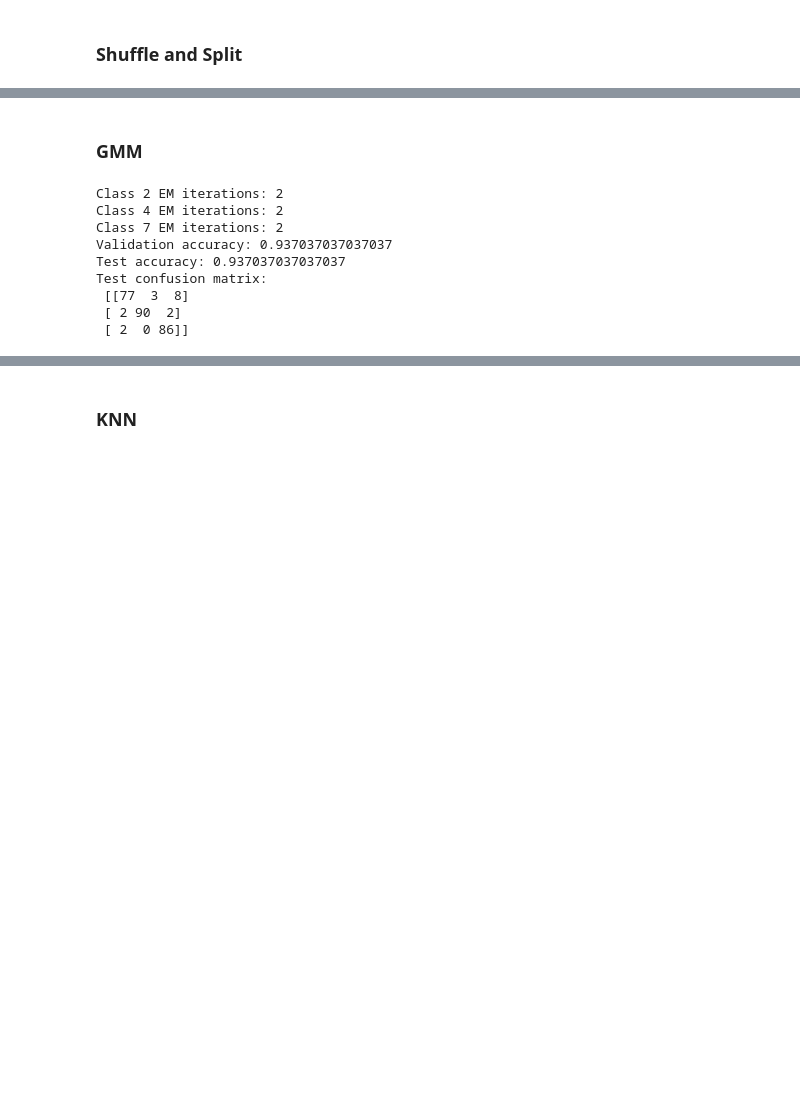
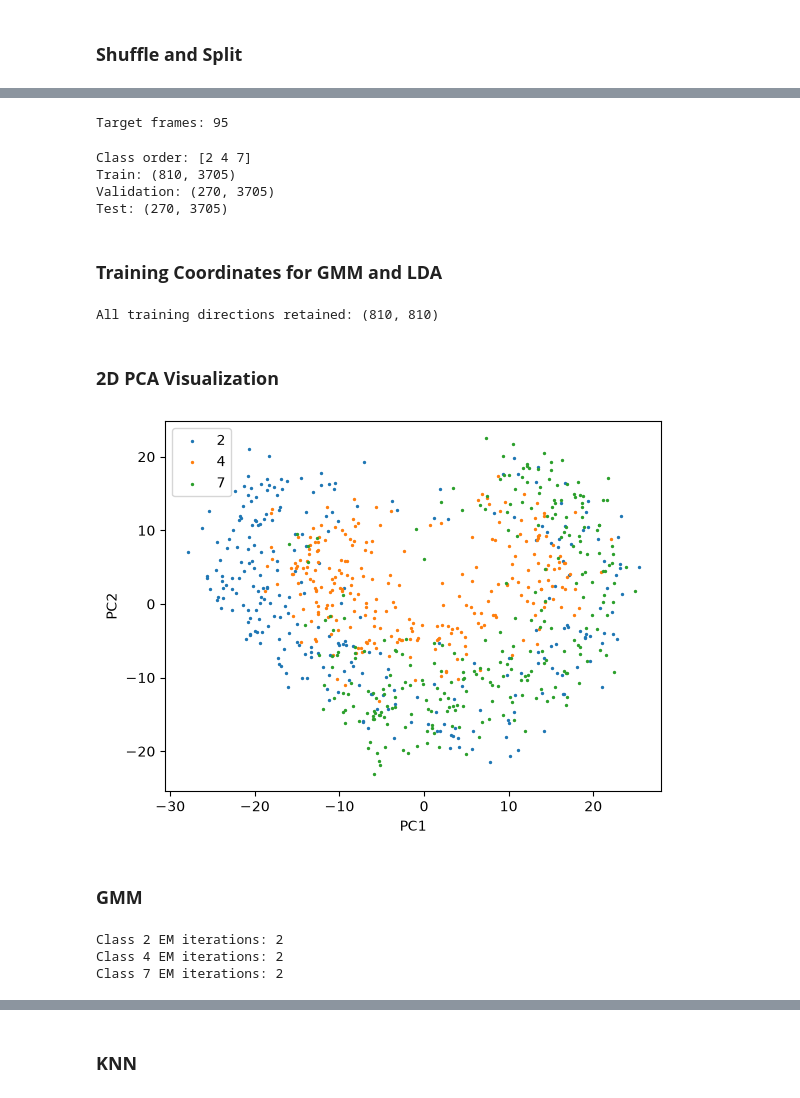
Before and after one commit to ARIMAAN/PRML, a Jupyter notebook: Assignment_8/tdigits.ipynb, the cells around one changed output, grey strips where cells are left out. Drawn from its saved outputs; the diff is of its cells as text; code cells hidden in the pictures; blank space fills up the shorter version.

```diff
--- a/Assignment_8/tdigits.ipynb
+++ b/Assignment_8/tdigits.ipynb
@@ -56,41 +83,71 @@ Test: (270, 156)
+# %%
+raw_train_sequences = [sequences[i] for i in train_indices]
+raw_val_sequences = [sequences[i] for i in val_indices]
+raw_test_sequences = [sequences[i] for i in test_indices]
+frame_length = int(np.median([len(s) for s in raw_train_sequences]))
+
+def pad_sequences(recordings):
+    padded = []
+    for recording in recordings:
+        values = np.zeros((frame_length, recording.shape[1]))
+        count = min(len(recording), frame_length)
+        values[:count] = recording[:count]
+        padded.append(values)
+    return padded
+
+train_sequences = pad_sequences(raw_train_sequences)
+val_sequences = pad_sequences(raw_val_sequences)
+test_sequences = pad_sequences(raw_test_sequences)
+X_train = np.array(train_sequences).reshape(len(train_sequences), -1)
+X_val = np.array(val_sequences).reshape(len(val_sequences), -1)
+X_test = np.array(test_sequences).reshape(len(test_sequences), -1)
+print("Target frames:", frame_length)
+# %% [output]
+Target frames: 95
+# %%
+classes = np.unique(y_train)
+print("Class order:", classes)
+print("Train:", X_train.shape)
+print("Validation:", X_val.shape)
+print("Test:", X_test.shape)
+# %% [output]
+Class order: [2 4 7]
+Train: (810, 3705)
+Validation: (270, 3705)
+Test: (270, 3705)
+# %% [markdown]
+### **Training Coordinates for GMM and LDA**
+# %%
+feature_mean = X_train.mean(axis=0)
+_, _, vectors = np.linalg.svd(X_train - feature_mean, full_matrices=False)
+basis = vectors.T
+X_train_gaussian = (X_train - feature_mean) @ basis
+X_val_gaussian = (X_val - feature_mean) @ basis
+X_test_gaussian = (X_test - feature_mean) @ basis
+print("All training directions retained:", X_train_gaussian.shape)
+# %% [output]
+All training directions retained: (810, 810)
+# %% [markdown]
+### **2D PCA Visualization**
+# %%
+show_clusters(X_train_gaussian, y_train)
+# %% [output]
+[figure, added]
 # %% [markdown]
 ### **GMM**
 # %%
 models = []
 priors = []
 for label in classes:
-    samples = X_train[y_train == label]
+    samples = X_train_gaussian[y_train == label]
     model = GMM(n_components=3, regularization=1e-3, iterations=100, convergence_tol=1e-4)
     model.fit(samples)
     models.append(model)
-    priors.append(len(samples) / len(X_train))
+    priors.append(len(samples) / len(X_train_gaussian))
     print("Class", label, "EM iterations:", len(model.log_likelihoods))
     if len(model.log_likelihoods) == model.iterations:
         print("Iteration limit reached; convergence is not guaranteed.")
-
-val_scores = np.column_stack([model.score_samples(X_val) for model in models])
-gmm_val_predictions = classes[np.argmax(val_scores + np.log(priors), axis=1)]
-
-test_scores = np.column_stack([model.score_samples(X_test) for model in models])
-gmm_test_predictions = classes[np.argmax(test_scores + np.log(priors), axis=1)]
-
-# Confusion matrix
-gmm_confusion = np.zeros((len(classes), len(classes)), dtype=int)
-for i, actual in enumerate(classes):
-    for j, predicted in enumerate(classes):
-        gmm_confusion[i, j] = np.sum(
-            (y_test == actual) & (gmm_test_predictions == predicted))
-
-print("Validation accuracy:", np.mean(gmm_val_predictions == y_val))
-print("Test accuracy:", np.mean(gmm_test_predictions == y_test))
-print("Test confusion matrix:\n", gmm_confusion)
 # %% [output]
 Class 2 EM iterations: 2
 Class 4 EM iterations: 2
 Class 7 EM iterations: 2
-Validation accuracy: 0.937037037037037
-Test accuracy: 0.937037037037037
-Test confusion matrix:
- [[77  3  8]
- [ 2 90  2]
- [ 2  0 86]]
```
Also changed, not shown: parts of 29 cells of this notebook, 3 other files.
